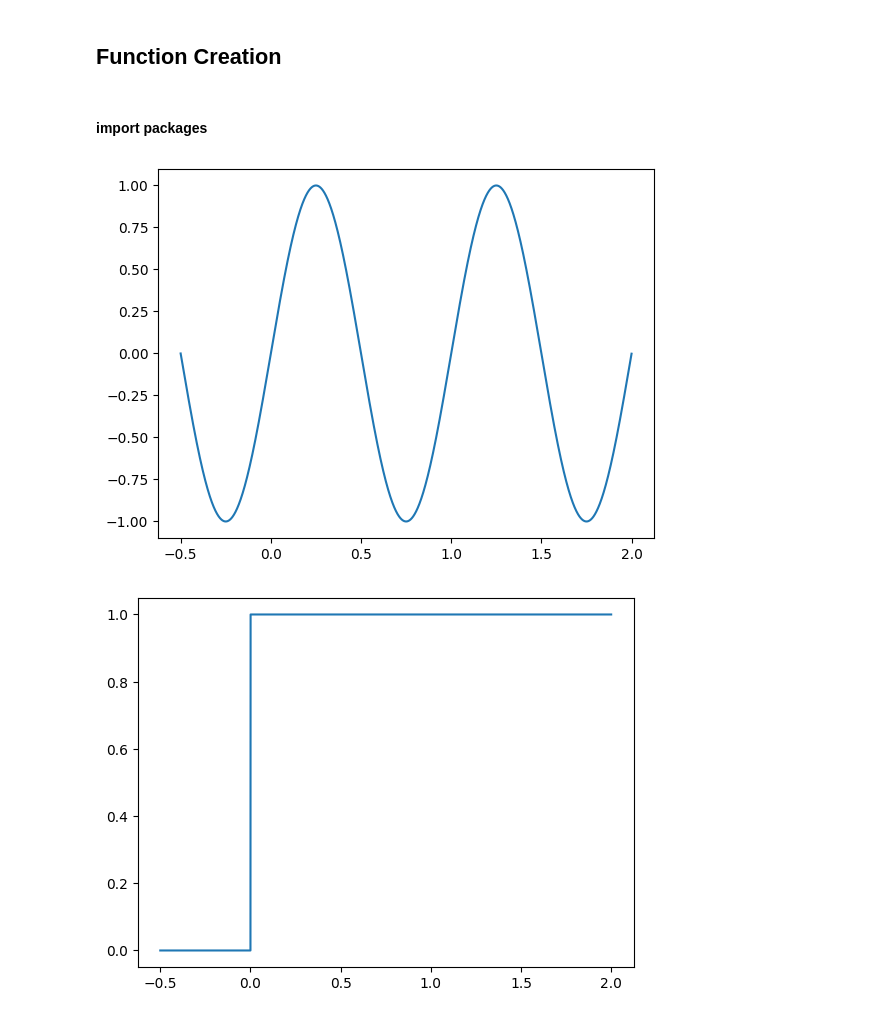
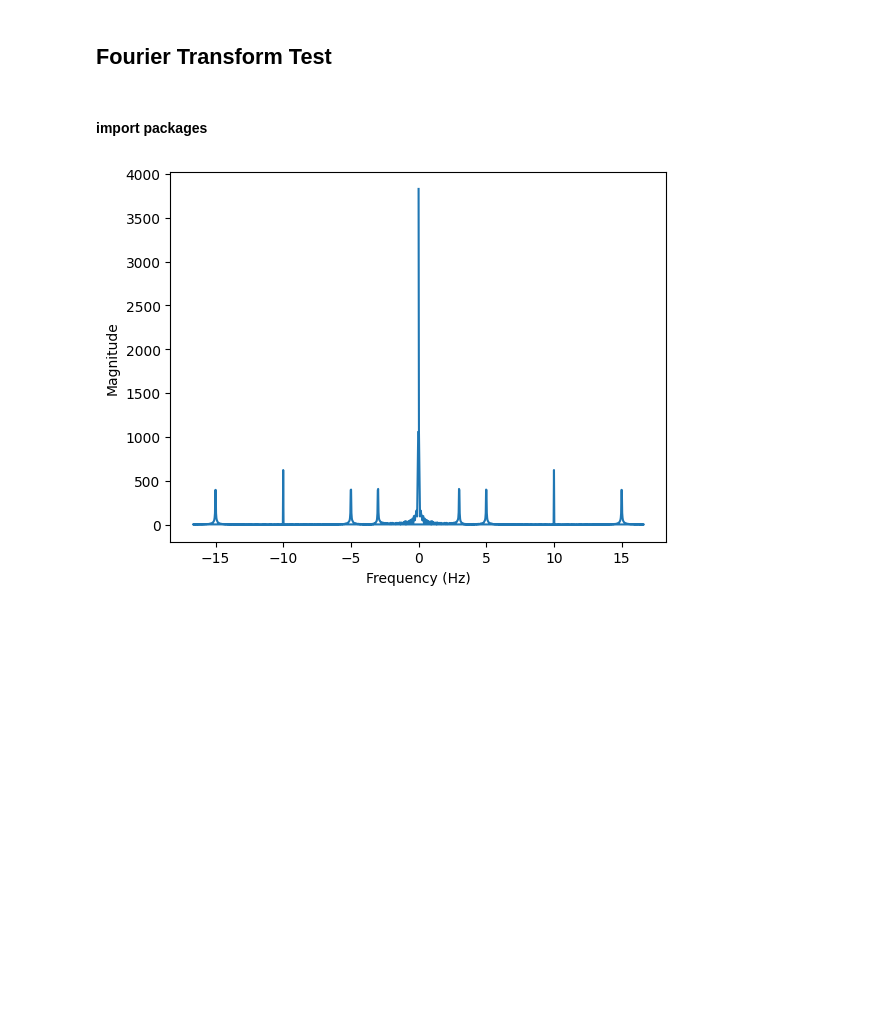
Before and after one commit to Bipoeman/rsp-signal-poc, a Jupyter notebook: transform_test.ipynb, the cells around one changed output. Drawn from its saved outputs; the diff is of its cells as text; code cells hidden in the pictures; blank space fills up the shorter version.

Commit message:
Somewhat working fourier

```diff
--- a/transform_test.ipynb
+++ b/transform_test.ipynb
@@ -1,4 +1,4 @@
-# %% [markdown]
-## Function Creation
+# %% [markdown]
+## Fourier Transform Test
 # %% [markdown]
 #### import packages
@@ -8,8 +5,10 @@ import matplotlib.pyplot as plt
 # %%
+import numpy as np
+import matplotlib.pyplot as plt
+
 class Time:
     def __init__(self,duration):
-        self.duration = duration
-        self.dt = duration / 10000
+        self.dt = duration / 1000
         self._series = np.arange(-duration*0.25,duration,self.dt)
         # self.dt = duration / (10000 * 1.25)
         # self._series = [self.dt * i for i in range(-250,10000,1)]
@@ -62,47 +61,78 @@ class Unit:
 
 
 class Sine:
-    def __init__(self,freq,time : Time) -> None:
+    def __init__(self,freq,time : Time,aplitude = 1) -> None:
+        self.amplitude = aplitude
         self.freq = freq
         self.tS = time
         length = self.tS.len_positive
-        self._series = [np.sin(2 * np.pi * self.freq * self.tS.series[i]) for i in range(len(self.tS))]
+        self._series = [np.sin(2 * np.pi * self.freq * self.tS.series[i]) * self.amplitude for i in range(len(self.tS))]
+        self.a = 2 * np.pi * self.freq
 
     @property
     def series(self):
         return self._series
 
     def plot(self):
         fig,ax = plt.subplots()
         ax.plot(self.tS.series,self._series)
 
     def __len__(self):
         return len(self._series)
 
     def __add__(self,S2):
         # print()
-        returnVal = Time(self.tS.duration)
+        returnVal = Sine(self.freq,self.tS)
         returnVal._series = [self._series[i] + S2.series[i] for i in range(len(self.series))]
         return returnVal
-        # returnVal = Sine(self.freq,self.tS)
-        # returnVal._series = [self._series[i] + S2.series[i] for i in range(len(self.series))]
 
     def __sub__(self,S2):
-        returnVal = Time(self.tS.duration)
+        returnVal = Sine(self.freq,self.tS)
         returnVal._series = [self._series[i] - S2.series[i] for i in range(len(self.series))]
         return returnVal
 
 
-time1 = Time(2)
+time1 = Time(30)
+time2 = Time(5)
 unit1 = Unit(0,time1)
-unit2 = Unit(-1,time1)
+unit2 = Unit(-2,time1)
 unit3 = unit1 - unit2
-sin1 = Sine(1,time1)
-sin1.plot()
-unit1.plot()
-unit2.plot()
-unit3.plot()
-# print(len(unit1))
+# unit3.plot()
+
+# fix,ax = plt.subplots()
+sine1 = Sine(5,time1)
+sine2 = Sine(10,time1)
+sine1 = sine1 + sine2 + Sine(15,time1) + Sine(3,time1)
+sine1 += unit2 + Unit(0,time1) + Unit(-3,time1) + Unit(0,time1)
+# ax.grid()
+# ax.plot(time1.series,[sine1.a/(time**2 + sine1.a**2) for i,time in enumerate(time1.series)])
+ft1 : list = [0] * (len(time1))
+for k in range(len(time1)):
+    for n in range(len(time1)):
+        ft1[k] += sine1.series[n] * np.exp(-2*np.pi*k*n*1j/len(time1))
+
+# ft1 = [0] * len(time1)
+# for k in range(len(time1)):
+#     for n in range(len(time1)):
+#         ft1[k] += sine1.series[n] * np.exp(-2 * np.pi * k * n * 1j / len(time1))
+    # ft1[k] /= len(time1)
+
+
+fig2, ax2 = plt.subplots()
+ax2.set_xlabel("Frequency (Hz)")
+ax2.set_ylabel("Magnitude")
+ax2.plot(np.fft.fftfreq(len(time1.series), time1.dt), np.abs(ft1))
+plt.show()
+
+# print(np.fft.fftfreq(len(time1.series), time1.dt))
+# freq = [i / (time1.dt * len(time1)) for i in range(len(time1))]
+
+# fig3,ax3 = plt.subplots()
+# ax3.plot(freq,np.abs(np.real(ft1)))
+# timePlot = [time / (np.pi*np.pi) for i,time in enumerate(time1.series)]
+# for i in ax2:
+#     i.grid()
+# # ax2[0].plot(time1.series,np.real(ft1))
+# ax2[1].plot(freq,np.real(ft1))
 # %% [output]
-[figure, old version]
+[figure, new version]
-[figure, removed]
```
Also changed, not shown: parts of 4 cells of this notebook.
